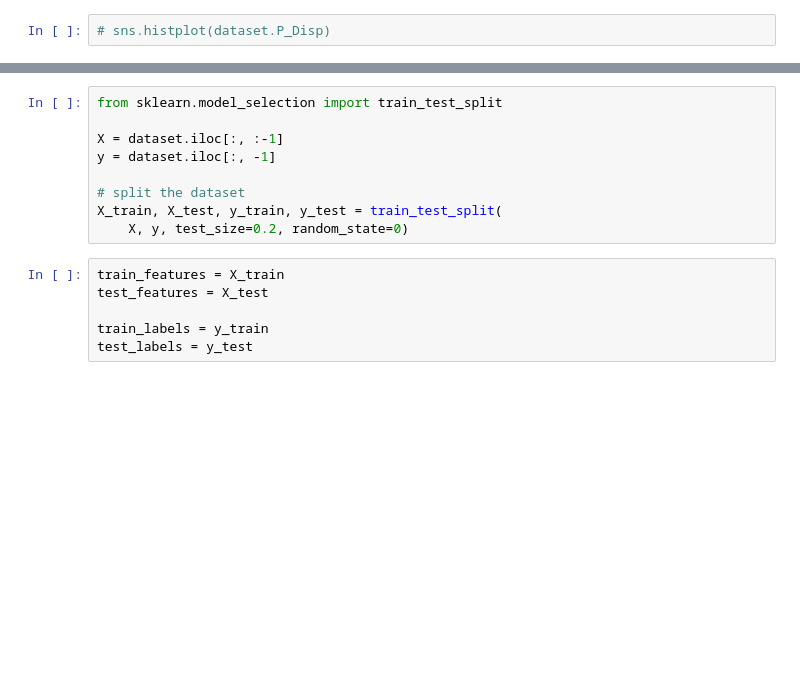
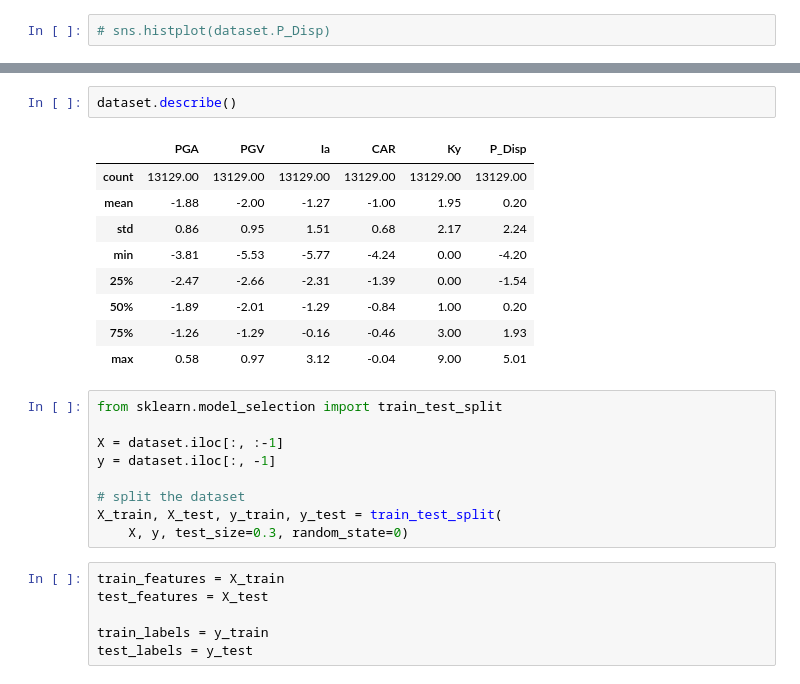
Before and after one commit to Rupesh-rkgit/ML_notebooks, a Jupyter notebook: mtp-code.ipynb, the cells around one changed output, grey strips where cells are left out. Saved outputs shown, nothing was run; the diff lists cells and outputs as text; blank space fills up the shorter version.

```diff
--- a/mtp-code.ipynb
+++ b/mtp-code.ipynb
@@ -154,3 +199,15 @@ dataset.head()
+# %%
+dataset.describe()
+# %% [output]
+|  | PGA | PGV | Ia | CAR | Ky | P_Disp |
+| count | 13129.00 | 13129.00 | 13129.00 | 13129.00 | 13129.00 | 13129.00 |
+| mean | -1.88 | -2.00 | -1.27 | -1.00 | 1.95 | 0.20 |
+| std | 0.86 | 0.95 | 1.51 | 0.68 | 2.17 | 2.24 |
+| min | -3.81 | -5.53 | -5.77 | -4.24 | 0.00 | -4.20 |
+| 25% | -2.47 | -2.66 | -2.31 | -1.39 | 0.00 | -1.54 |
+| 50% | -1.89 | -2.01 | -1.29 | -0.84 | 1.00 | 0.20 |
+| 75% | -1.26 | -1.29 | -0.16 | -0.46 | 3.00 | 1.93 |
+| max | 0.58 | 0.97 | 3.12 | -0.04 | 9.00 | 5.01 |
 # %%
 from sklearn.model_selection import train_test_split
 
@@ -159,7 +216,7 @@ y = dataset.iloc[:, -1]
 
 # split the dataset
 X_train, X_test, y_train, y_test = train_test_split(
-    X, y, test_size=0.2, random_state=0)
+    X, y, test_size=0.3, random_state=0)
 # %%
 train_features = X_train
 test_features = X_test
```
Also changed, not shown: parts of 14 cells of this notebook.
